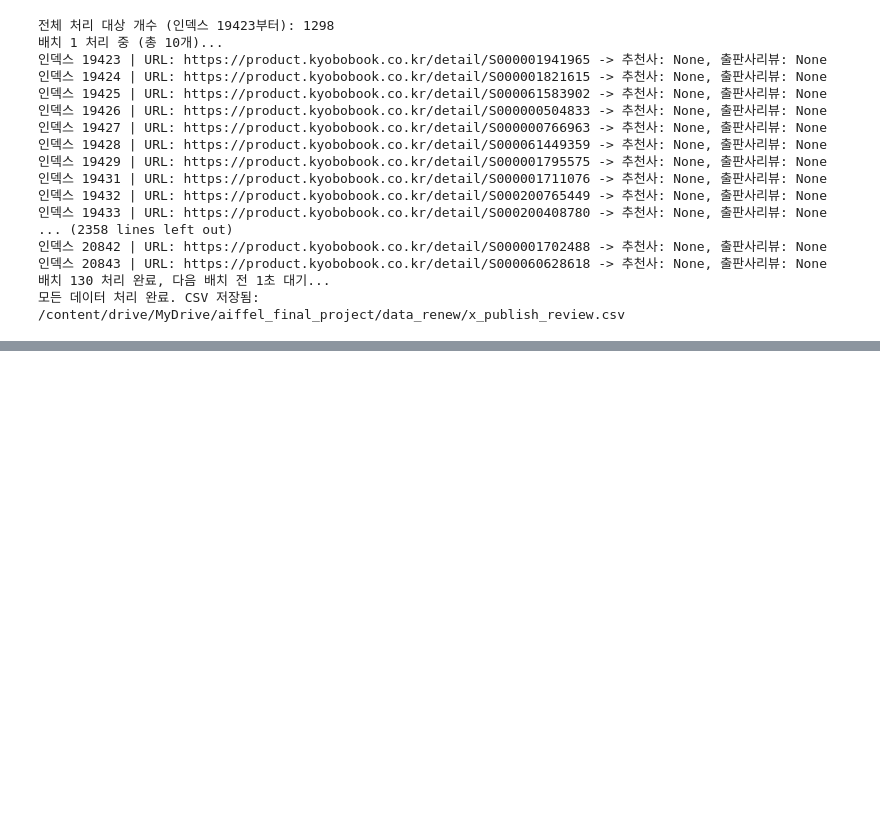
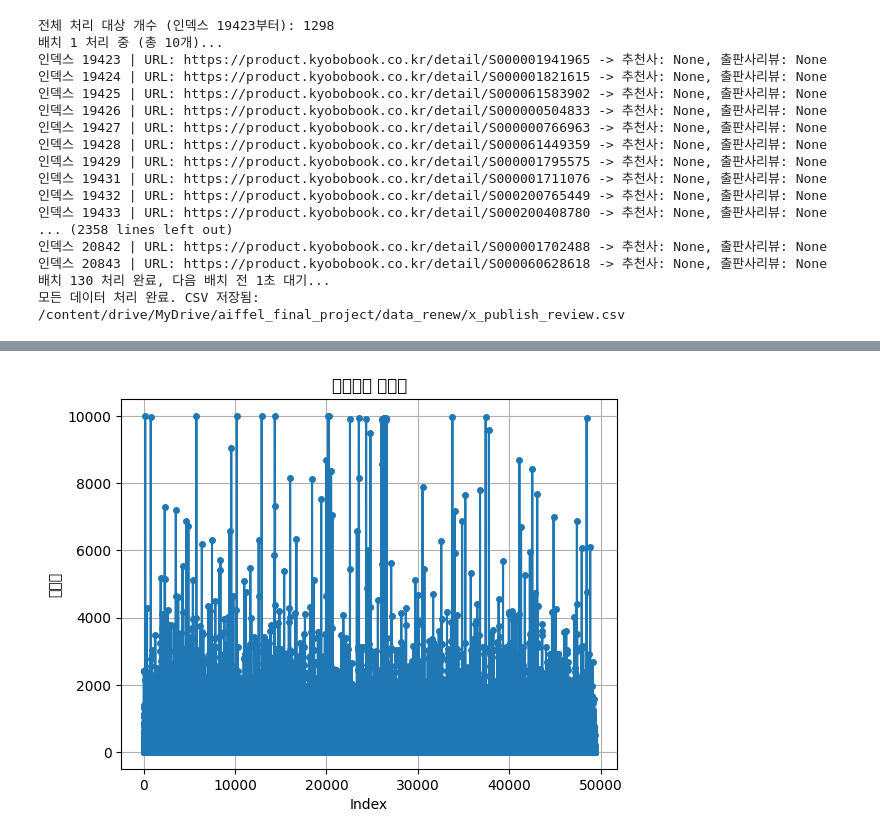
Before and after one commit to YangJiWoong96/Kill_the_RAG, a Jupyter notebook: Project/Aiffel_final_project/Preprocessing/Data Web Crawling/Data_url&text_Crawling.ipynb, the cells around one changed output, grey strips where cells are left out. Cells and saved outputs as stored; diff of their text form; code cells hidden in the pictures; blank space fills up the shorter version.

```diff
--- a/Project/Aiffel_final_project/Preprocessing/Data Web Crawling/Data_url&text_Crawling.ipynb
+++ b/Project/Aiffel_final_project/Preprocessing/Data Web Crawling/Data_url&text_Crawling.ipynb
@@ -1168,0 +1888,9 @@ driver.quit()
+# %%
+plt.plot(df.index, df['저자소개'].astype(str).apply(len), marker='o', linestyle='-', markersize=4)
+plt.xlabel('Index')
+plt.ylabel('글자수')
+plt.title('저자소개 글자수')
+plt.grid(True)
+plt.show()
+# %% [output]
+[figure, added]
```
Also changed, not shown: parts of 68 cells of this notebook, 8 other files.
